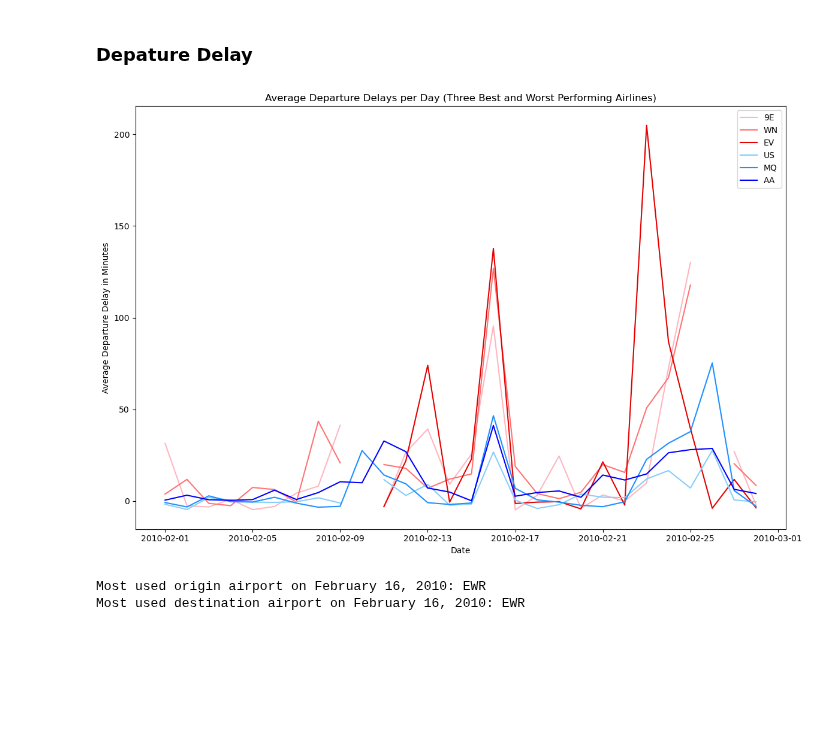
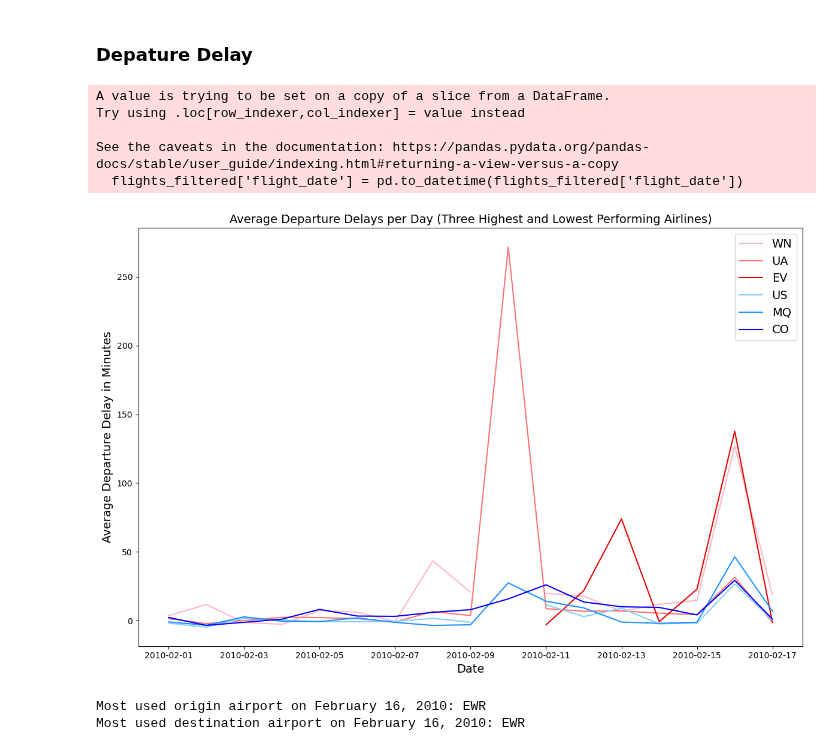
Before and after one commit to susanneferschl/da-sql-api-project-group-2_sf, a Jupyter notebook: trinas_folder/hypo_3 copy.ipynb, the cells around one changed output. Cells and saved outputs as stored; diff of their text form; code cells hidden in the pictures; blank space fills up the shorter version.

```diff
--- a/trinas_folder/hypo_3 copy.ipynb
+++ b/trinas_folder/hypo_3 copy.ipynb
@@ -36,7 +36,7 @@ weather_stacked.tail(20)
 # %%
 schema = 'hh_analytics_24_1'
 
-sql_query_2 = f'SELECT flight_date, airline, dep_delay, arr_delay, cancelled, diverted, origin, dest FROM {schema}.flights_group_x WHERE flight_date '
+sql_query_2 = f'SELECT flight_date, airline, dep_delay, arr_delay, cancelled, diverted, origin, dest FROM {schema}.flights_group_x'
 flights = get_dataframe(sql_query_2)
 
 flights.head(20)
@@ -319,10 +319,10 @@ import matplotlib.pyplot as plt
 # Assuming df contains your DataFrame with the given snippet of data
 
 # Convert 'flight_date' to datetime format
-flights['flight_date'] = pd.to_datetime(flights['flight_date'])
+flights_filtered['flight_date'] = pd.to_datetime(flights_filtered['flight_date'])
 
 # Group by 'flight_date' and 'airline', then calculate the mean departure delay per date for each airline
-dep_delay_mean = flights.groupby(['flight_date', 'airline'])['dep_delay'].mean().reset_index()
+dep_delay_mean = flights_filtered.groupby(['flight_date', 'airline'])['dep_delay'].mean().reset_index()
 
 # Calculate total departure delays per airline
 total_dep_delay = dep_delay_mean.groupby('airline')['dep_delay'].mean().reset_index()
@@ -332,38 +332,43 @@ total_dep_delay_sorted = total_dep_delay.sort_values(by='dep_delay')
 
 # Get top 3 and bottom 3 airlines by total departure delays
 top_3_airlines = total_dep_delay_sorted.tail(3)['airline']
 bottom_3_airlines = total_dep_delay_sorted.head(3)['airline']
 
 # Filter departure delays DataFrame for top 3 and bottom 3 airlines
 top_3_dep_delay = dep_delay_mean[dep_delay_mean['airline'].isin(top_3_airlines)]
 bottom_3_dep_delay = dep_delay_mean[dep_delay_mean['airline'].isin(bottom_3_airlines)]
 
 # Define custom colors for each airline
 top_colors = ['#FFB6C1', '#FF7373', '#E60000']  # Customize as needed
 bottom_colors = ['#87CEFA', '#1E90FF', '#0000FF']  # Blue shades
 
 # Plot
 fig, ax = plt.subplots(figsize=(12, 8))
 
 # Plot for top 3 airlines with custom colors
 for i, airline in enumerate(top_3_airlines):
     data = top_3_dep_delay[top_3_dep_delay['airline'] == airline]
     ax.plot(data['flight_date'], data['dep_delay'], label=airline, color=top_colors[i])
 
 # Plot for bottom 3 airlines with custom colors
 for i, airline in enumerate(bottom_3_airlines):
     data = bottom_3_dep_delay[bottom_3_dep_delay['airline'] == airline]
     ax.plot(data['flight_date'], data['dep_delay'], label=airline, color=bottom_colors[i])
 
-ax.set_title('Average Departure Delays per Day (Three Best and Worst Performing Airlines)')
-ax.set_xlabel('Date')
-ax.set_ylabel('Average Departure Delay in Minutes')
-ax.legend()
+ax.set_title('Average Departure Delays per Day (Three Highest and Lowest Performing Airlines)', fontsize=14)
+ax.set_xlabel('Date', fontsize=14)
+ax.set_ylabel('Average Departure Delay in Minutes', fontsize=14)
+ax.legend(fontsize=14)
 
 plt.tight_layout()
 plt.show()
 # %% [output]
+A value is trying to be set on a copy of a slice from a DataFrame.
+Try using .loc[row_indexer,col_indexer] = value instead
+
+See the caveats in the documentation: https://pandas.pydata.org/pandas-docs/stable/user_guide/indexing.html#returning-a-view-versus-a-copy
+  flights_filtered['flight_date'] = pd.to_datetime(flights_filtered['flight_date'])
-[figure, old version]
+[figure, new version]
 # %%
 # Filter the flights data for February 16, 2010
 flights_20100216 = flights[flights['flight_date'] == '2010-02-16']
```
Also changed, not shown: parts of 4 cells of this notebook.
